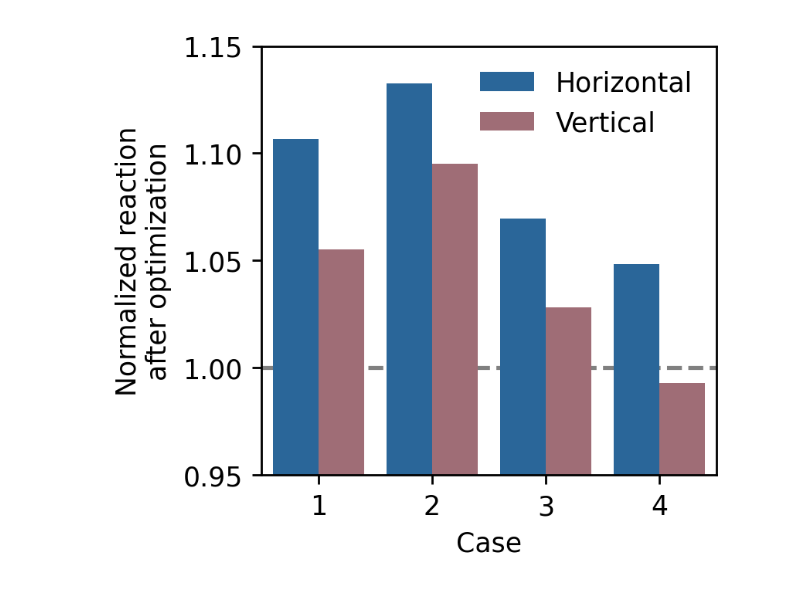
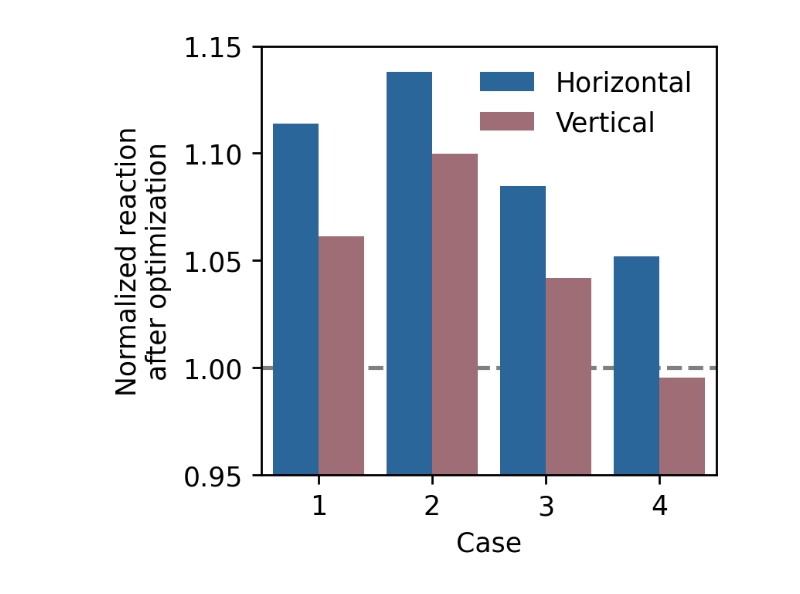
Before and after one commit to LuoXueling/optimization_of_digital_material_distribution, a Jupyter notebook: prototypes/semisphere_case_traction/plot.ipynb, the cells around one changed output. Saved outputs shown, nothing was run; the diff lists cells and outputs as text; code cells hidden in the pictures.

```diff
--- a/prototypes/semisphere_case_traction/plot.ipynb
+++ b/prototypes/semisphere_case_traction/plot.ipynb
@@ -3,10 +3,10 @@ import matplotlib.pyplot as plt
 import pandas as pd
 
 thres_paths = {
-    4: "../../outputs/semisphere-2026-04-13-20-32-32-case4-radius003/records_opt.csv",
-    3: "../../outputs/semisphere-2026-04-13-20-32-25-case3-radius003/records_opt.csv",
-    2: "../../outputs/semisphere-2026-04-13-20-32-18-case2-radius003/records_opt.csv",
-    1: "../../outputs/semisphere-2026-04-13-20-32-11-case1-radius003/records_opt.csv",
+    4: "../../outputs/semisphere-2026-06-09-06-17-16-case4-radius003/records_opt.csv",
+    3: "../../outputs/semisphere-2026-06-09-05-52-22-case3-radius003/records_opt.csv",
+    2: "../../outputs/semisphere-2026-06-09-05-27-00-case2-radius003/records_opt.csv",
+    1: "../../outputs/semisphere-2026-06-09-05-02-08-case1-radius003/records_opt.csv",
 }
 
 dfs = {
@@ -18,56 +18,36 @@ dfs_processed = {
 }
 
 df_thres = pd.concat(dfs_processed.values())
-
-no_thres_paths = {
-    4: "../../outputs/semisphere-2026-04-13-21-12-37-case4-radius001/records_opt.csv",
-    3: "../../outputs/semisphere-2026-04-13-21-12-31-case3-radius001/records_opt.csv",
-    2: "../../outputs/semisphere-2026-04-13-21-12-19-case2-radius001/records_opt.csv",
-    1: "../../outputs/semisphere-2026-04-13-21-12-24-case1-radius001/records_opt.csv",
-}
-
-dfs = {
-    key: pd.read_csv(val) for key, val in no_thres_paths.items()
-}
-
-dfs_processed = {
-    key: pd.DataFrame({"thres": [key, key], "type": ["Horizontal", "Vertical"], "value": [val["bottom_x"].values[-1]/val["bottom_x"].values[0], val["bottom_y"].values[-1]/val["bottom_y"].values[0]], "abs_increase": [val["bottom_x"].values[-1]-val["bottom_x"].values[0], val["bottom_y"].values[-1]-val["bottom_y"].values[0]]}) for key, val in dfs.items()
-}
-
-df_no_thres = pd.concat(dfs_processed.values())
-
-# df_thres["with_grad_penalty"] = "Yes"
-# df_no_thres["with_grad_penalty"] = "No"
 
 import seaborn as sns
 
 plt.figure(figsize=(3.5,3.0), dpi=250)
 ax = plt.subplot(111)
 sns.barplot(data=df_thres, x="thres", y="value", hue="type", palette=["#1768AC", "#A76571"], ax=ax)
 xlim = ax.get_xlim()
 ax.hlines(1.0, *ax.get_xlim(), ls="--", colors="grey", zorder=0)
 ax.set_xlim(xlim)
 ax.set_ylim([0.95, 1.15])
 # ax.set_yticks([0.95, 1.0, 1.05, 1.1])
 handles, labels = ax.get_legend_handles_labels()
 ax.get_legend().remove()
 ax.legend(handles=handles, labels=labels, title=False, frameon=False)
 ax.set_xlabel(r"Case")
 ax.set_ylabel("Normalized reaction\nafter optimization")
 
 # ax = plt.subplot(122)
 # sns.barplot(data=df_thres, x="thres", y="abs_increase", hue="type", palette=["#1768AC", "#A76571"], ax=ax)
 # handles, labels = ax.get_legend_handles_labels()
 # ax.get_legend().remove()
 # ax.legend(handles=handles, labels=labels, title=False, frameon=False)
 # ax.set_xlabel(r"Case")
 # ax.set_ylabel("Increase of reactions (N)\nafter optimizing $c$")
 # ax.ticklabel_format(axis='y', style='sci', scilimits=(0,0), useMathText=True)
 # ax.set_ylim([0, 2e-3])
 
 plt.tight_layout()
 plt.savefig("semisphere_reaction_diff.pdf", bbox_inches="tight")
 plt.show()
 plt.close()
 # %% [output]
-[figure, old version]
+[figure, new version]
```
Also changed, not shown: 6 other files.
